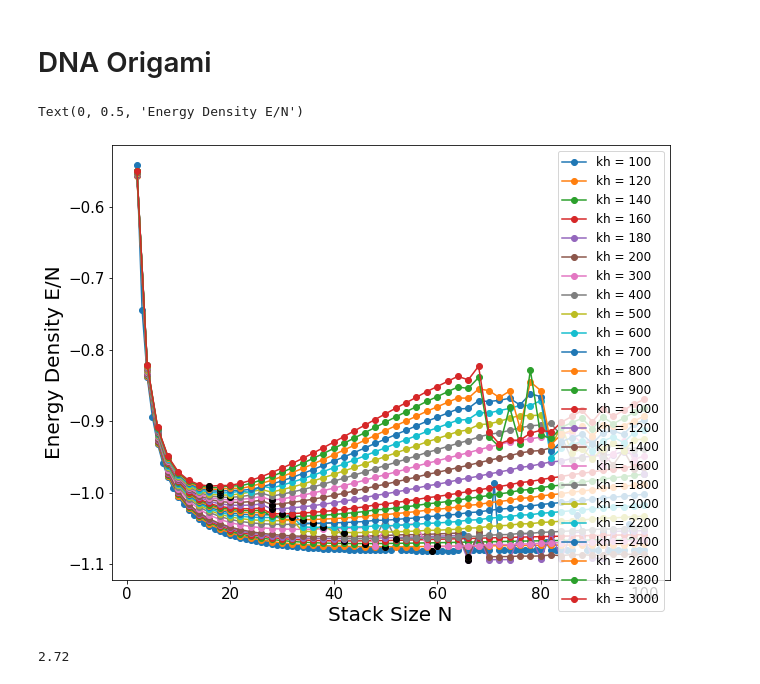
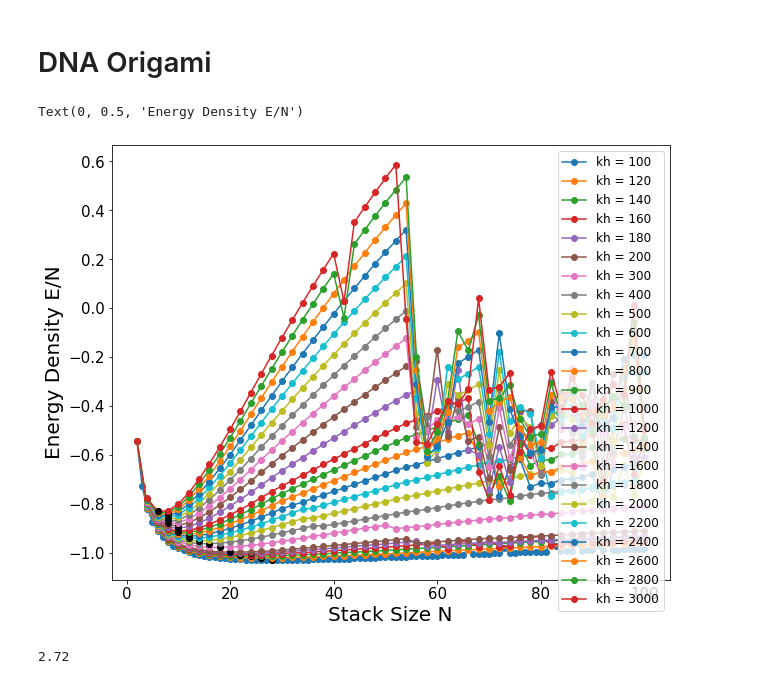
Before and after one commit to KyleTSullivan/cgshells, a Jupyter notebook: notebooks/2DAnalysis.ipynb, the cells around one changed output. Cells and saved outputs as stored; diff of their text form; code cells hidden in the pictures.

```diff
--- a/notebooks/2DAnalysis.ipynb
+++ b/notebooks/2DAnalysis.ipynb
@@ -378,8 +378,8 @@ dimension = 2
 dcore = 1
 wx = 46 * dcore
 t0 = 0.6 * dcore
-# r0 = 25 * dcore
-r0 = 50 * dcore
+r0 = 25 * dcore
+# r0 = 50 * dcore
 pair_ints = "1patch"
 soft_ints = False
 Nbeads = 130
@@ -424,34 +424,34 @@ for kh in khlist:
             energies.append(ef)
             nmols.append(nshells)
             ebonds.append(result.thermo_E_bond[-1])
             epairs.append(result.thermo_E_pair[-1])
             worked = 1
 
         except:
             pass
 
     if worked == 1:
         nmols = np.array(nmols)
         energies = np.array(energies)
         ebonds = np.array(ebonds)
         epairs = np.array(epairs)
         ax.plot(nmols,energies/nmols,"o-",label=f"kh = {kh}")
         imin = np.argmin(energies/nmols)
         nmin = nmols[imin]
         emin = energies[imin]/nmin
         ax.plot(nmin,emin,"ko")
         nminlist.append(nmin)
         khmin.append(kh)
 
 # ax.set_xlim(0,80)
 # ax.set_ylim(-1.1,-0.8)
 ax.legend(fontsize = 12)
 ax.tick_params(labelsize=15)
 ax.set_xlabel("Stack Size N",fontsize=20)
 ax.set_ylabel("Energy Density E/N",fontsize=20)
 # %% [output]
 Text(0, 0.5, 'Energy Density E/N')
-[figure, old version]
+[figure, new version]
 # %%
 0.34*8
 # %% [output]
```
Also changed, not shown: 3 other files.
